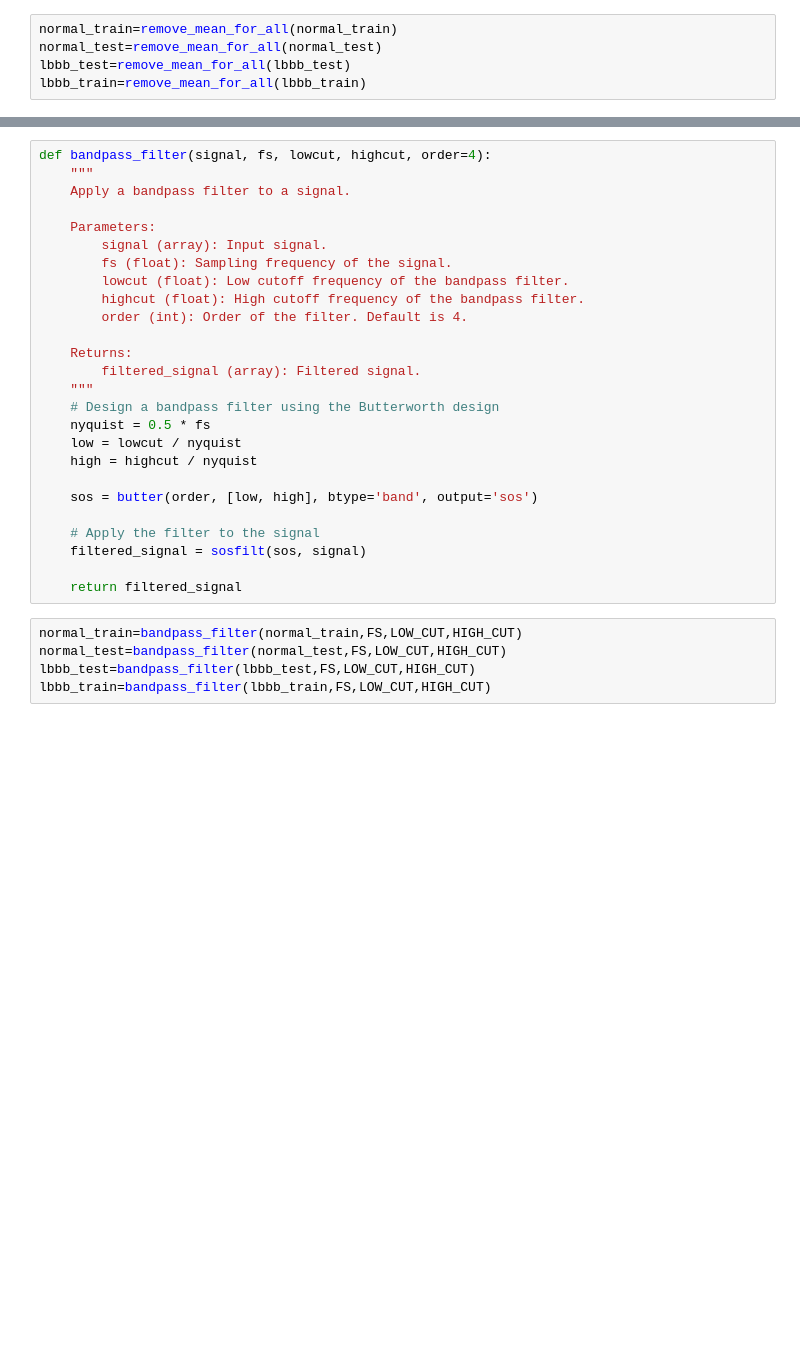
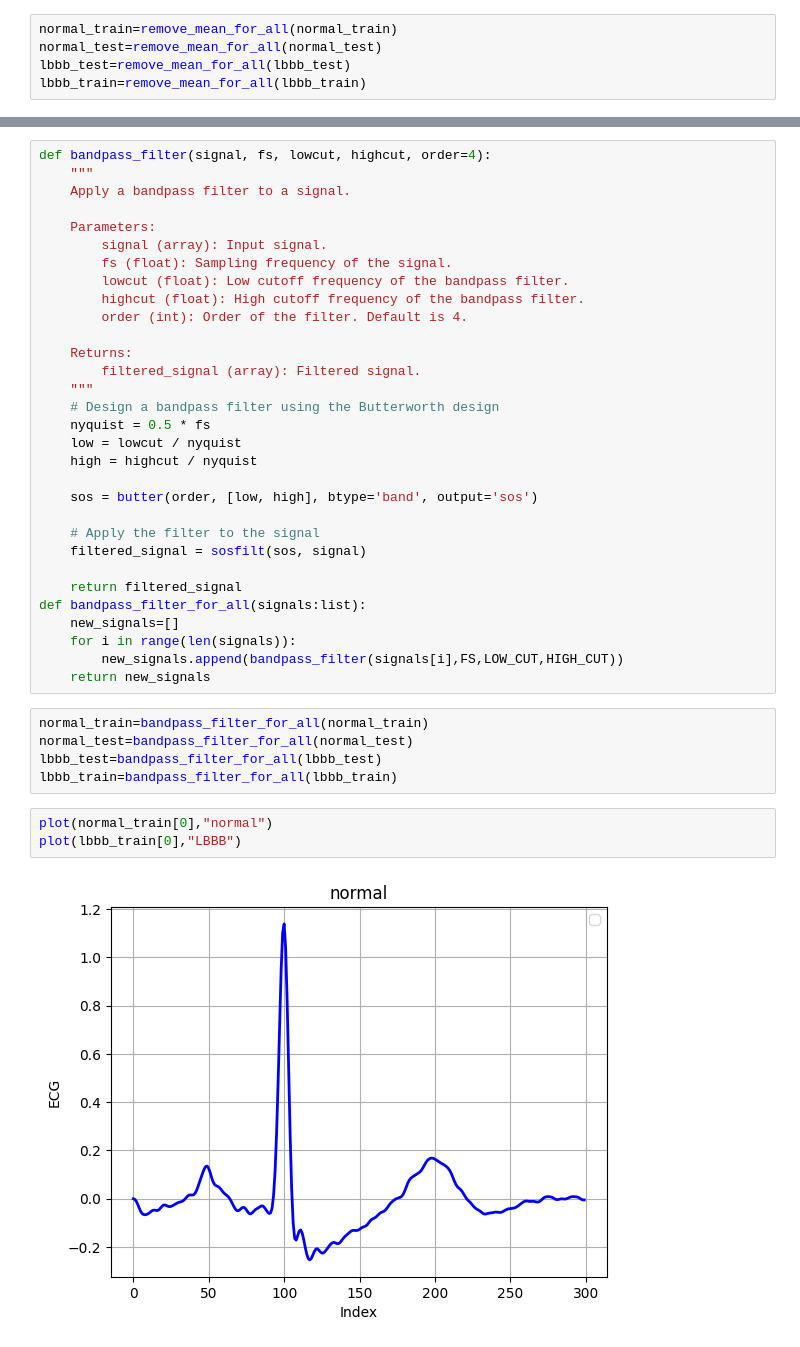
Before and after one commit to ELDA7EE7/DSP-Project, a Jupyter notebook: preprocess.ipynb, the cells around one changed output, grey strips where cells are left out. Cells and saved outputs as stored; diff of their text form; blank space fills up the shorter version.

```diff
--- a/preprocess.ipynb
+++ b/preprocess.ipynb
@@ -80,8 +109,18 @@ def bandpass_filter(signal, fs, lowcut, highcut, order=4):
     filtered_signal = sosfilt(sos, signal)
 
     return filtered_signal
+def bandpass_filter_for_all(signals:list):
+    new_signals=[]
+    for i in range(len(signals)):
+        new_signals.append(bandpass_filter(signals[i],FS,LOW_CUT,HIGH_CUT))
+    return new_signals
-# %%
-normal_train=bandpass_filter(normal_train,FS,LOW_CUT,HIGH_CUT)
-normal_test=bandpass_filter(normal_test,FS,LOW_CUT,HIGH_CUT)
-lbbb_test=bandpass_filter(lbbb_test,FS,LOW_CUT,HIGH_CUT)
-lbbb_train=bandpass_filter(lbbb_train,FS,LOW_CUT,HIGH_CUT)
+# %%
+normal_train=bandpass_filter_for_all(normal_train)
+normal_test=bandpass_filter_for_all(normal_test)
+lbbb_test=bandpass_filter_for_all(lbbb_test)
+lbbb_train=bandpass_filter_for_all(lbbb_train)
+# %%
+plot(normal_train[0],"normal")
+plot(lbbb_train[0],"LBBB")
+# %% [output]
+[figure, added]
```
Also changed, not shown: parts of 7 cells of this notebook.
